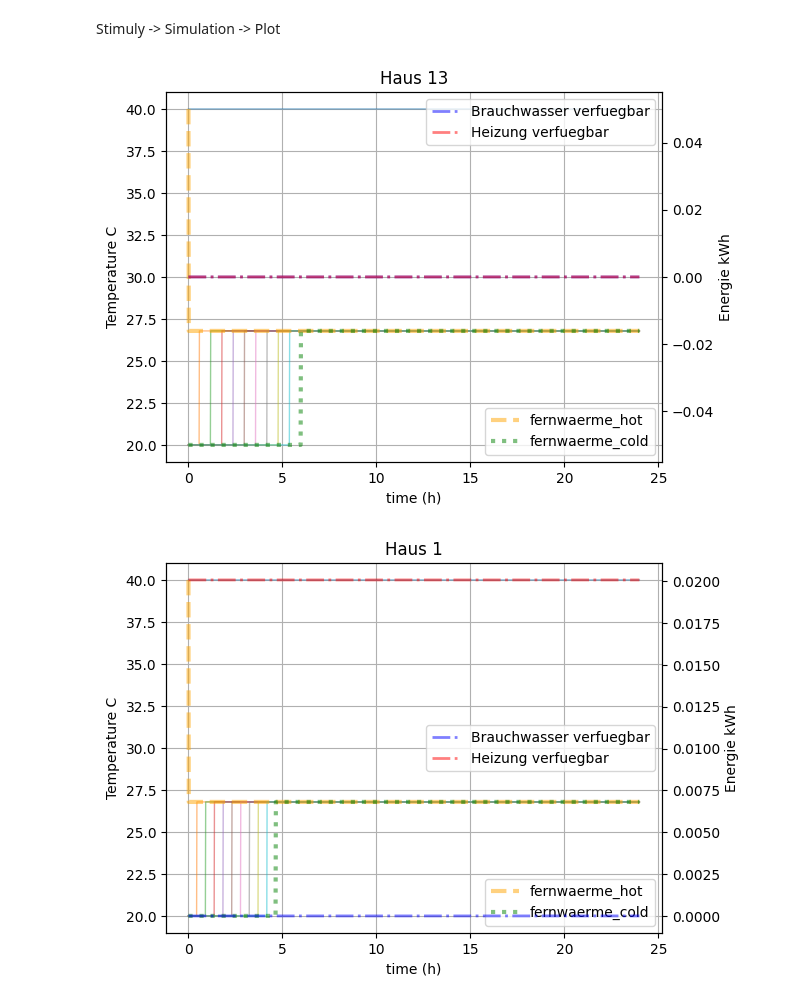
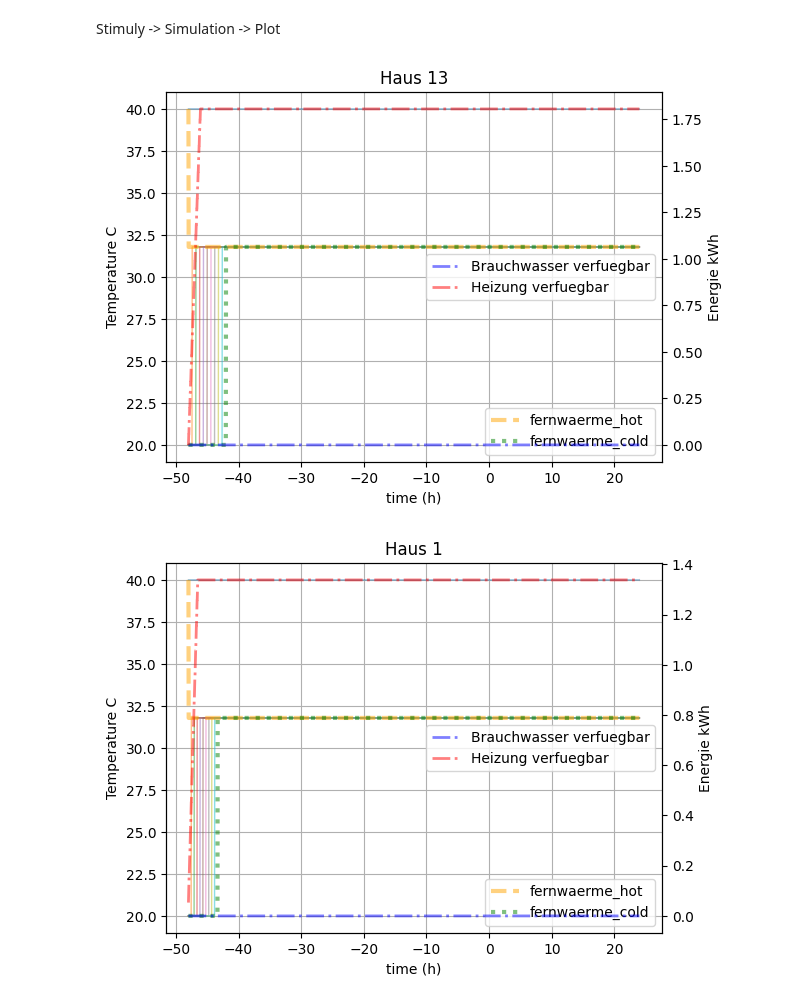
Before and after one commit to petermaerki/heizung_puenterswis_simulation_git, a Jupyter notebook: simulation_design.ipynb, the cells around one changed output. Drawn from its saved outputs; the diff is of its cells as text; code cells hidden in the pictures.

```diff
--- a/simulation_design.ipynb
+++ b/simulation_design.ipynb
@@ -3,24 +3,24 @@ Stimuly -> Simulation -> Plot
 # %%
 %matplotlib inline
 
 from util_modell_zentralheizung import PlotZentralheizung
 from util_simulation import Simulation
 from util_modell_speicher_dezentral import PlotSpeicher
-from util_stimuly import StimuliNormaltag
+from util_stimuly import StimuliWintertag
 
-simulation = Simulation()
+stimuli = StimuliWintertag()
+
+simulation = Simulation(stimuli=stimuli)
 
 simulation.plots = (
-    PlotSpeicher(speicher=simulation.modell.speichers[13-1]),
-    PlotSpeicher(speicher=simulation.modell.speichers[1-1]),
+    PlotSpeicher(modell=simulation.modell, speicher=simulation.modell.speichers[13-1]),
+    PlotSpeicher(modell=simulation.modell, speicher=simulation.modell.speichers[1-1]),
     PlotZentralheizung(zentralheizung=simulation.modell.zentralheizung)
 )
 
-#simulation.run(StimuliNormaltag(), plot=False)
-#simulation.run(StimuliNormaltag(), plot=False)
-simulation.run(StimuliNormaltag(), plot=True)
+simulation.run()
 
 simulation.plot()
 # %% [output]
-[figure, old version]
+[figure, new version]
-[figure, old version]
+[figure, new version]
```
Also changed, not shown: parts of 1 cell of this notebook, 5 other files.
